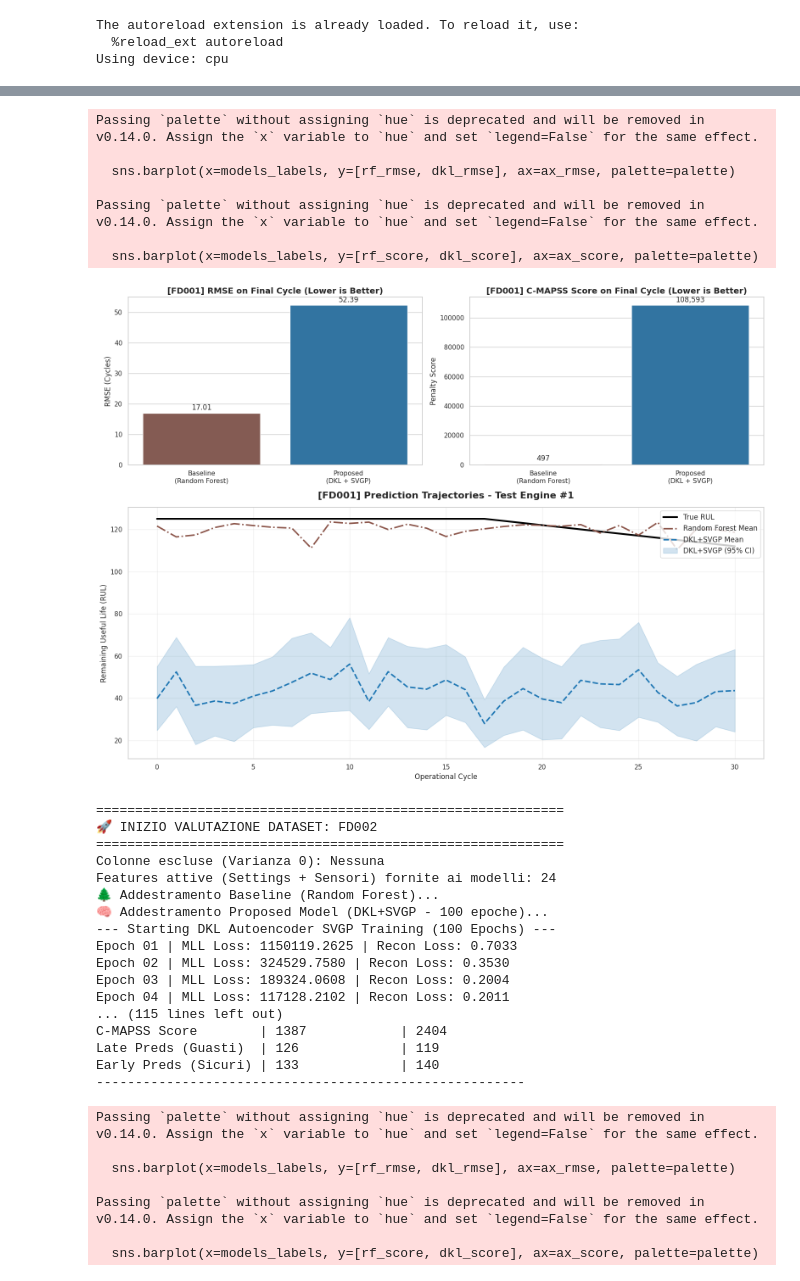
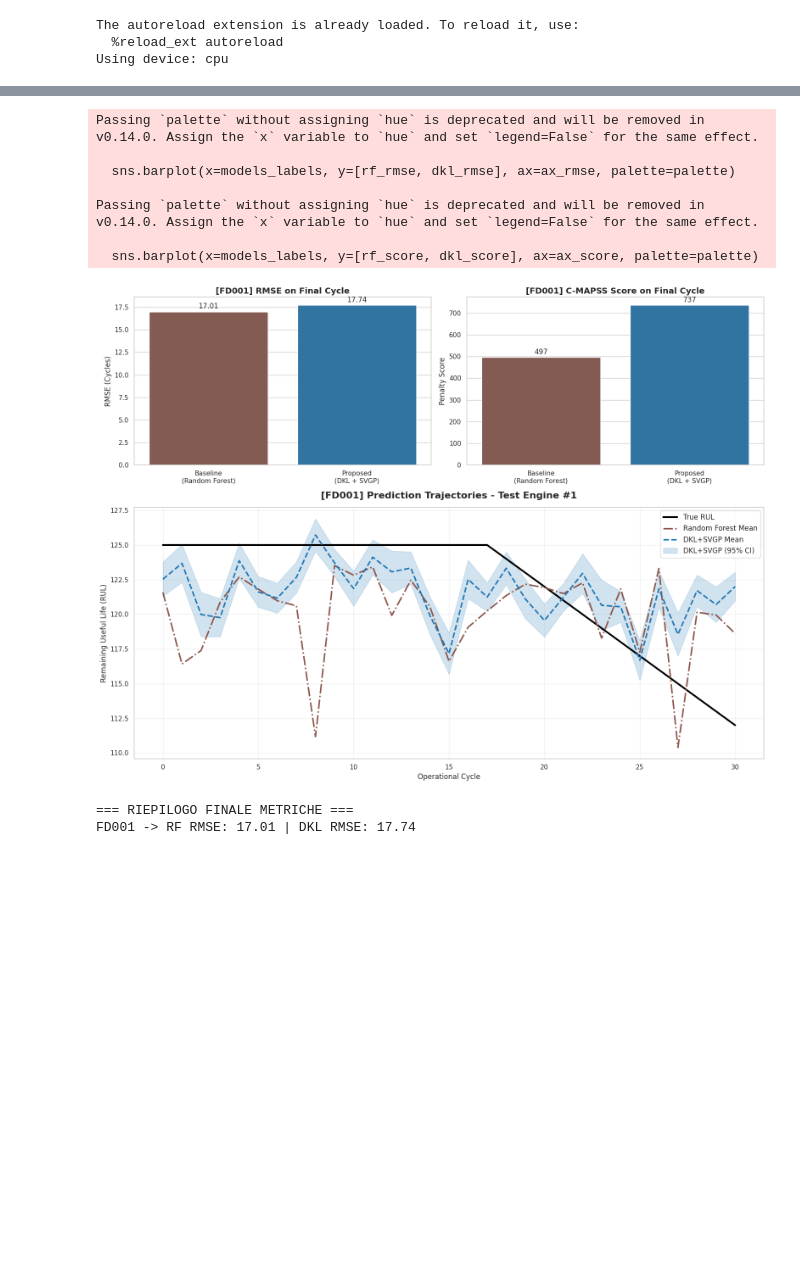
Before and after one commit to weronpas/PML_Final_Project, a Jupyter notebook: notebooks/03_model_comparison.ipynb, the cells around one changed output, grey strips where cells are left out. Saved outputs shown, nothing was run; the diff lists cells and outputs as text; code cells hidden in the pictures; blank space fills up the shorter version.

Commit message:
feat(add): model comparison between Bayesian Regression and dkl+svgp

```diff
--- a/notebooks/03_model_comparison.ipynb
+++ b/notebooks/03_model_comparison.ipynb
@@ -105,10 +105,13 @@ def compare_cmapss_dataset(dataset_name, dkl_epochs=30):
     dkl_model, likelihood = train_dkl_autoencoder(
         train_loader=train_loader,
         input_dim=len(features),
-        latent_dim=4,
-        num_inducing=100,
+        latent_dim=8,
+        num_inducing=500,
         epochs=dkl_epochs,
-        lr=0.001,
+        encoder_lr=1e-4,
+        decoder_lr=1e-4,
+        gp_lr=1e-2,
+        lambda_recon=0.1,
         seed=42
     )
 
@@ -201,13 +204,13 @@ global_results = {}
 global_results['FD001'] = compare_cmapss_dataset('FD001', dkl_epochs=100)
 
 # Test FD002
-global_results['FD002'] = compare_cmapss_dataset('FD002', dkl_epochs=100)
+#global_results['FD002'] = compare_cmapss_dataset('FD002', dkl_epochs=100)
 
 # Test FD003
-global_results['FD003'] = compare_cmapss_dataset('FD003', dkl_epochs=100)
+#global_results['FD003'] = compare_cmapss_dataset('FD003', dkl_epochs=100)
 
 # Test FD004
-global_results['FD004'] = compare_cmapss_dataset('FD004', dkl_epochs=100)
+#global_results['FD004'] = compare_cmapss_dataset('FD004', dkl_epochs=100)
 
 
 print("\n=== RIEPILOGO FINALE METRICHE ===")
@@ -233,33 +236,11 @@ Early Preds (Sicuri) | 40              | 87
 -------------------------------------------------------
 Passing `palette` without assigning `hue` is deprecated and will be removed in v0.14.0. Assign the `x` variable to `hue` and set `legend=False` for the same effect.
 
   sns.barplot(x=models_labels, y=[rf_rmse, dkl_rmse], ax=ax_rmse, palette=palette)
 
 Passing `palette` without assigning `hue` is deprecated and will be removed in v0.14.0. Assign the `x` variable to `hue` and set `legend=False` for the same effect.
 
   sns.barplot(x=models_labels, y=[rf_score, dkl_score], ax=ax_score, palette=palette)
-[figure, old version]
+[figure, new version]
-============================================================
-🚀 INIZIO VALUTAZIONE DATASET: FD002
-============================================================
-Colonne escluse (Varianza 0): Nessuna
-Features attive (Settings + Sensori) fornite ai modelli: 24
-🌲 Addestramento Baseline (Random Forest)...
-🧠 Addestramento Proposed Model (DKL+SVGP - 100 epoche)...
---- Starting DKL Autoencoder SVGP Training (100 Epochs) ---
-Epoch 01 | MLL Loss: 1150119.2625 | Recon Loss: 0.7033
-Epoch 02 | MLL Loss: 324529.7580 | Recon Loss: 0.3530
-Epoch 03 | MLL Loss: 189324.0608 | Recon Loss: 0.2004
-Epoch 04 | MLL Loss: 117128.2102 | Recon Loss: 0.2011
-... (115 lines left out)
-C-MAPSS Score        | 1387            | 2404
-Late Preds (Guasti)  | 126             | 119
-Early Preds (Sicuri) | 133             | 140
--------------------------------------------------------
+=== RIEPILOGO FINALE METRICHE ===
+FD001 -> RF RMSE: 17.01 | DKL RMSE: 17.74
-Passing `palette` without assigning `hue` is deprecated and will be removed in v0.14.0. Assign the `x` variable to `hue` and set `legend=False` for the same effect.
-
-  sns.barplot(x=models_labels, y=[rf_rmse, dkl_rmse], ax=ax_rmse, palette=palette)
-
-Passing `palette` without assigning `hue` is deprecated and will be removed in v0.14.0. Assign the `x` variable to `hue` and set `legend=False` for the same effect.
-
-  sns.barplot(x=models_labels, y=[rf_score, dkl_score], ax=ax_score, palette=palette)
```
Also changed, not shown: parts of 6 cells of this notebook, 14 other files.
